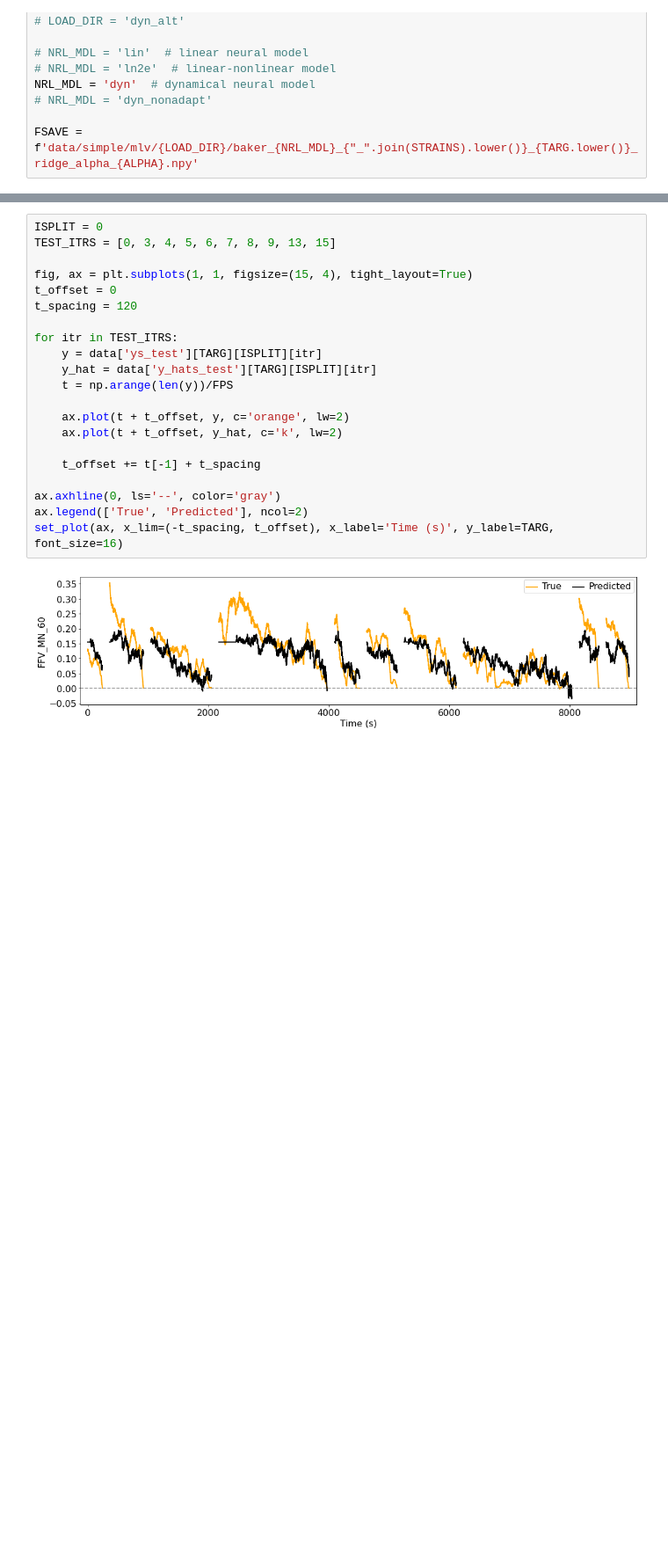
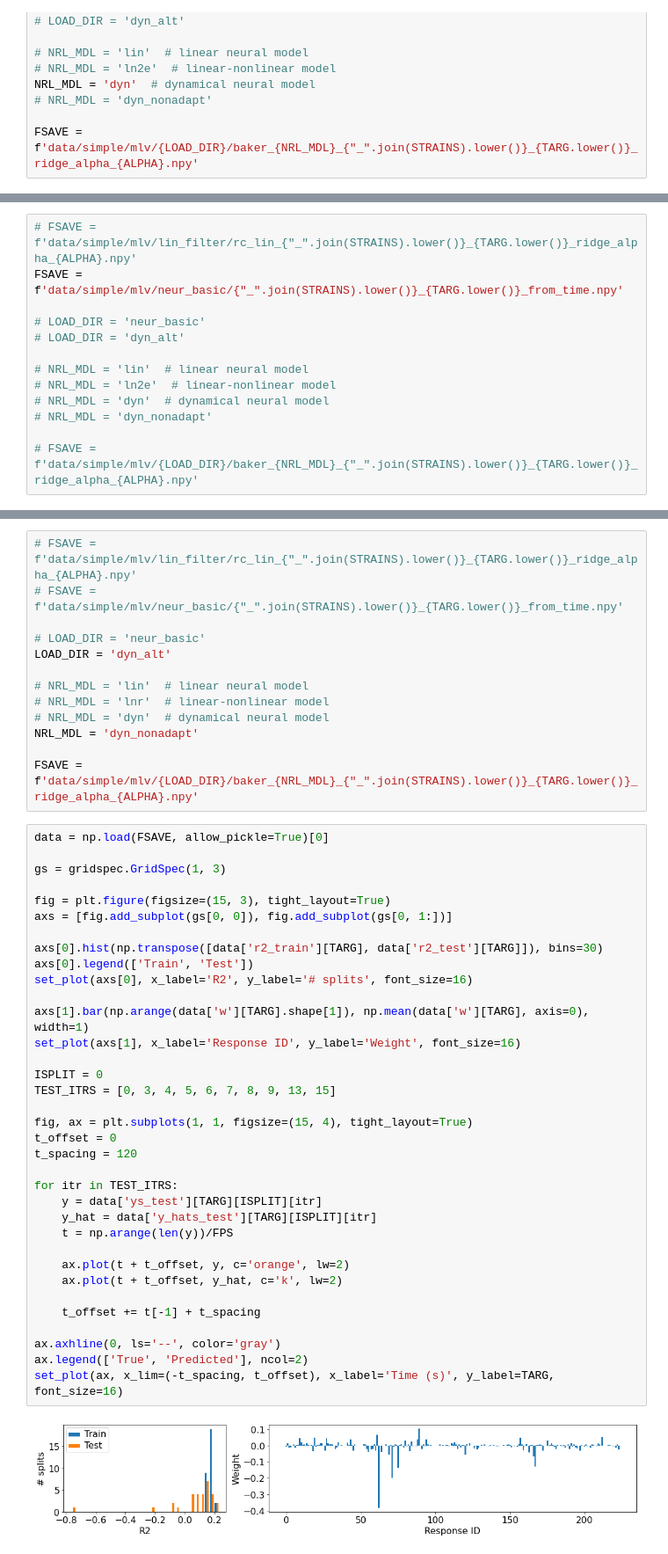
Before and after one commit to rkp8000/inferring-neural-codes, a Jupyter notebook: 6_B_show_ffv_fls_predictions.ipynb, the cells around one changed output, grey strips where cells are left out. Shown at 88% size. Saved outputs shown, nothing was run; the diff lists cells and outputs as text; blank space fills up the shorter version.

Commit message:
Append predictions from other models.

```diff
--- a/6_B_show_ffv_fls_predictions.ipynb
+++ b/6_B_show_ffv_fls_predictions.ipynb
@@ -65,0 +145,13 @@ set_plot(axs[1], x_label='Response ID', y_label='Weight', font_size=16)
+# %%
+# FSAVE = f'data/simple/mlv/lin_filter/rc_lin_{"_".join(STRAINS).lower()}_{TARG.lower()}_ridge_alpha_{ALPHA}.npy'
+FSAVE = f'data/simple/mlv/neur_basic/{"_".join(STRAINS).lower()}_{TARG.lower()}_from_time.npy'
+
+# LOAD_DIR = 'neur_basic'
+# LOAD_DIR = 'dyn_alt'
+
+# NRL_MDL = 'lin'  # linear neural model
+# NRL_MDL = 'ln2e'  # linear-nonlinear model
+# NRL_MDL = 'dyn'  # dynamical neural model
+# NRL_MDL = 'dyn_nonadapt'
+
+# FSAVE = f'data/simple/mlv/{LOAD_DIR}/baker_{NRL_MDL}_{"_".join(STRAINS).lower()}_{TARG.lower()}_ridge_alpha_{ALPHA}.npy'
@@ -66,23 +198,50 @@ set_plot(axs[1], x_label='Response ID', y_label='Weight', font_size=16)
+# %%
+# FSAVE = f'data/simple/mlv/lin_filter/rc_lin_{"_".join(STRAINS).lower()}_{TARG.lower()}_ridge_alpha_{ALPHA}.npy'
+# FSAVE = f'data/simple/mlv/neur_basic/{"_".join(STRAINS).lower()}_{TARG.lower()}_from_time.npy'
+
+# LOAD_DIR = 'neur_basic'
+LOAD_DIR = 'dyn_alt'
+
+# NRL_MDL = 'lin'  # linear neural model
+# NRL_MDL = 'lnr'  # linear-nonlinear model
+# NRL_MDL = 'dyn'  # dynamical neural model
+NRL_MDL = 'dyn_nonadapt'
+
+FSAVE = f'data/simple/mlv/{LOAD_DIR}/baker_{NRL_MDL}_{"_".join(STRAINS).lower()}_{TARG.lower()}_ridge_alpha_{ALPHA}.npy'
 # %%
+data = np.load(FSAVE, allow_pickle=True)[0]
+
+gs = gridspec.GridSpec(1, 3)
+
+fig = plt.figure(figsize=(15, 3), tight_layout=True)
+axs = [fig.add_subplot(gs[0, 0]), fig.add_subplot(gs[0, 1:])]
+
+axs[0].hist(np.transpose([data['r2_train'][TARG], data['r2_test'][TARG]]), bins=30)
+axs[0].legend(['Train', 'Test'])
+set_plot(axs[0], x_label='R2', y_label='# splits', font_size=16)
+
+axs[1].bar(np.arange(data['w'][TARG].shape[1]), np.mean(data['w'][TARG], axis=0), width=1)
+set_plot(axs[1], x_label='Response ID', y_label='Weight', font_size=16)
+
 ISPLIT = 0
 TEST_ITRS = [0, 3, 4, 5, 6, 7, 8, 9, 13, 15]
 
 fig, ax = plt.subplots(1, 1, figsize=(15, 4), tight_layout=True)
 t_offset = 0
 t_spacing = 120
 
 for itr in TEST_ITRS:
     y = data['ys_test'][TARG][ISPLIT][itr]
     y_hat = data['y_hats_test'][TARG][ISPLIT][itr]
     t = np.arange(len(y))/FPS
 
     ax.plot(t + t_offset, y, c='orange', lw=2)
     ax.plot(t + t_offset, y_hat, c='k', lw=2)
 
     t_offset += t[-1] + t_spacing
 
 ax.axhline(0, ls='--', color='gray')
 ax.legend(['True', 'Predicted'], ncol=2)
 set_plot(ax, x_lim=(-t_spacing, t_offset), x_label='Time (s)', y_label=TARG, font_size=16)
 # %% [output]
-[figure, old version]
+[figure, new version]
```
Also changed, not shown: parts of 18 cells of this notebook.
